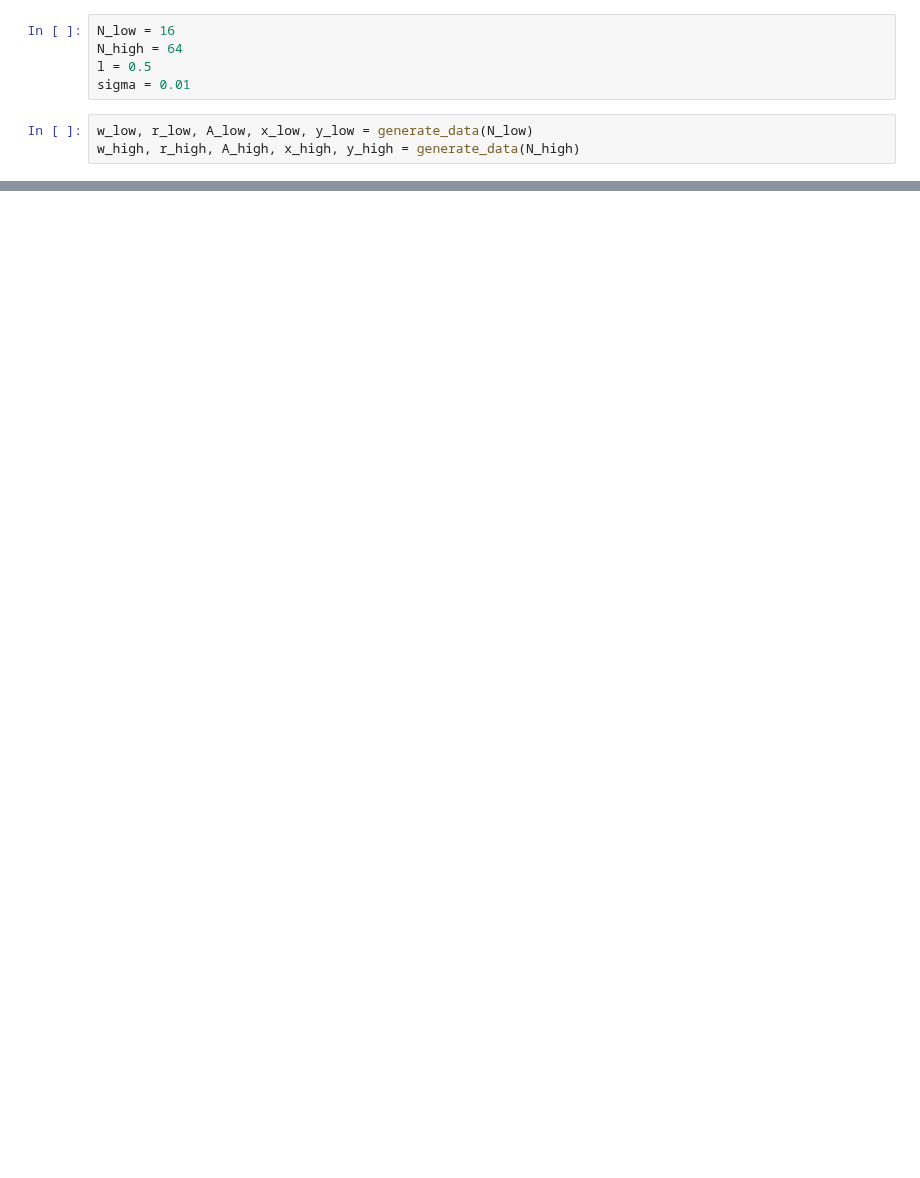
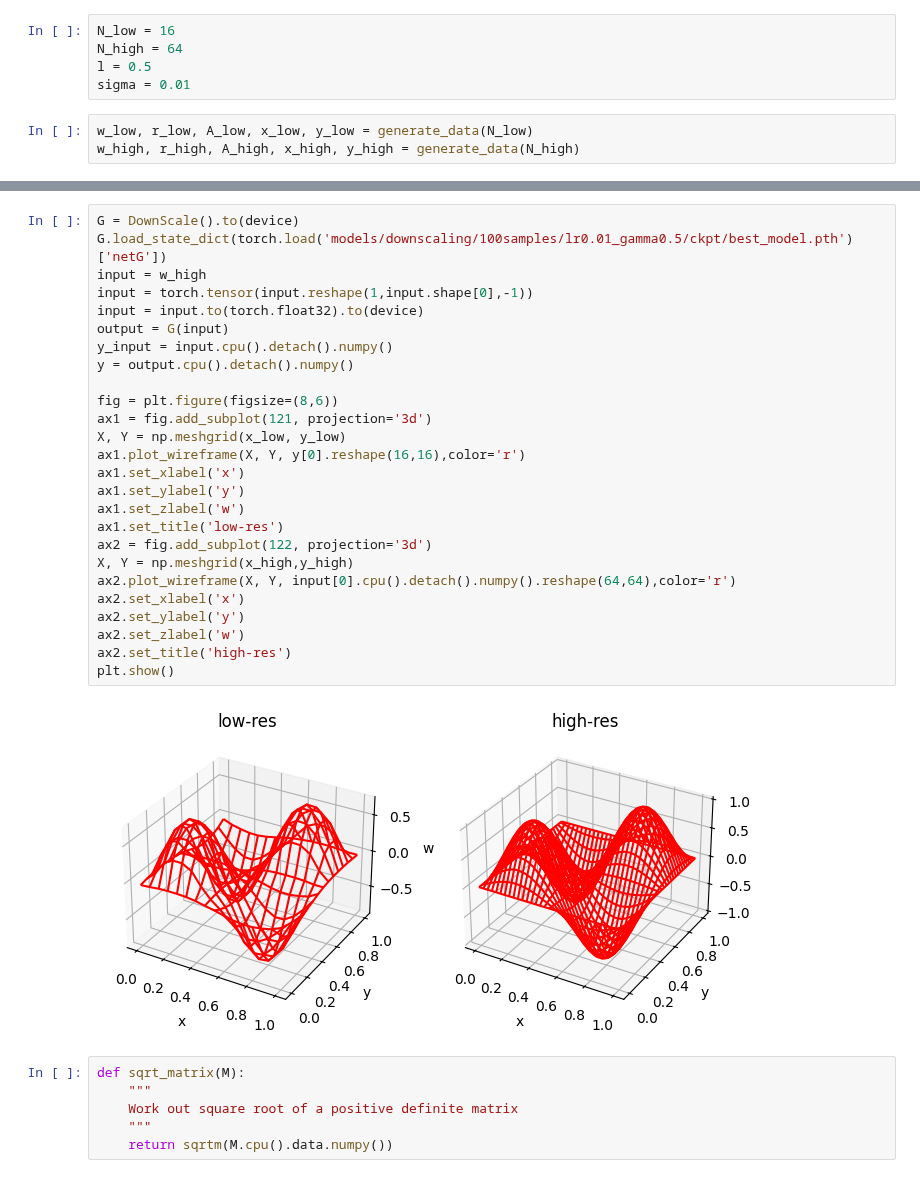
Before and after one commit to ypzpy/PDE-Super-resolution, a Jupyter notebook: new.ipynb, the cells around one changed output, grey strips where cells are left out. Saved outputs shown, nothing was run; the diff lists cells and outputs as text; blank space fills up the shorter version.

```diff
--- a/new.ipynb
+++ b/new.ipynb
@@ -22,0 +113,34 @@ r_sample = np.random.multivariate_normal(r_high.ravel(),G)
+# %%
+G = DownScale().to(device)
+G.load_state_dict(torch.load('models/downscaling/100samples/lr0.01_gamma0.5/ckpt/best_model.pth')['netG'])
+input = w_high
+input = torch.tensor(input.reshape(1,input.shape[0],-1))
+input = input.to(torch.float32).to(device)
+output = G(input)
+y_input = input.cpu().detach().numpy()
+y = output.cpu().detach().numpy()
+
+fig = plt.figure(figsize=(8,6))
+ax1 = fig.add_subplot(121, projection='3d')
+X, Y = np.meshgrid(x_low, y_low)
+ax1.plot_wireframe(X, Y, y[0].reshape(16,16),color='r')
+ax1.set_xlabel('x')
+ax1.set_ylabel('y')
+ax1.set_zlabel('w')
+ax1.set_title('low-res')
+ax2 = fig.add_subplot(122, projection='3d')
+X, Y = np.meshgrid(x_high,y_high)
+ax2.plot_wireframe(X, Y, input[0].cpu().detach().numpy().reshape(64,64),color='r')
+ax2.set_xlabel('x')
+ax2.set_ylabel('y')
+ax2.set_zlabel('w')
+ax2.set_title('high-res')
+plt.show()
+# %% [output]
+[figure, added]
+# %%
+def sqrt_matrix(M):
+    """
+    Work out square root of a positive definite matrix
+    """
+    return sqrtm(M.cpu().data.numpy())
```
Also changed, not shown: parts of 14 cells of this notebook, 8 other files.
